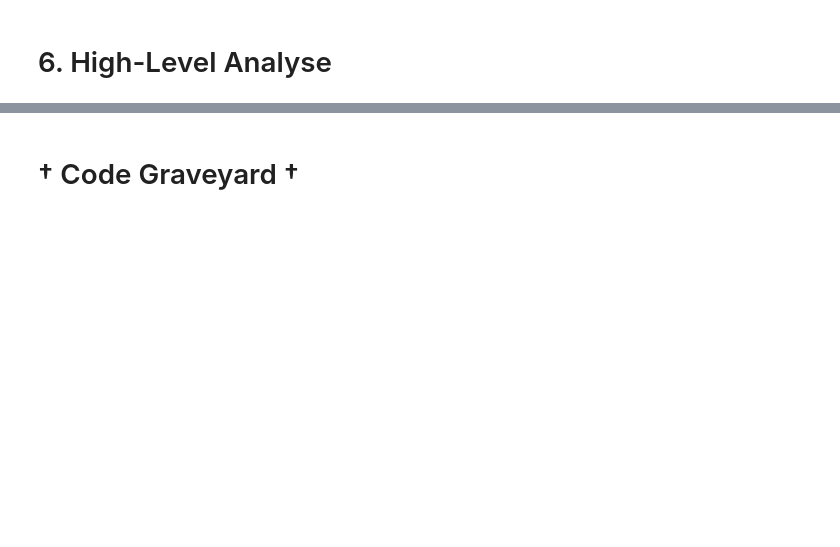
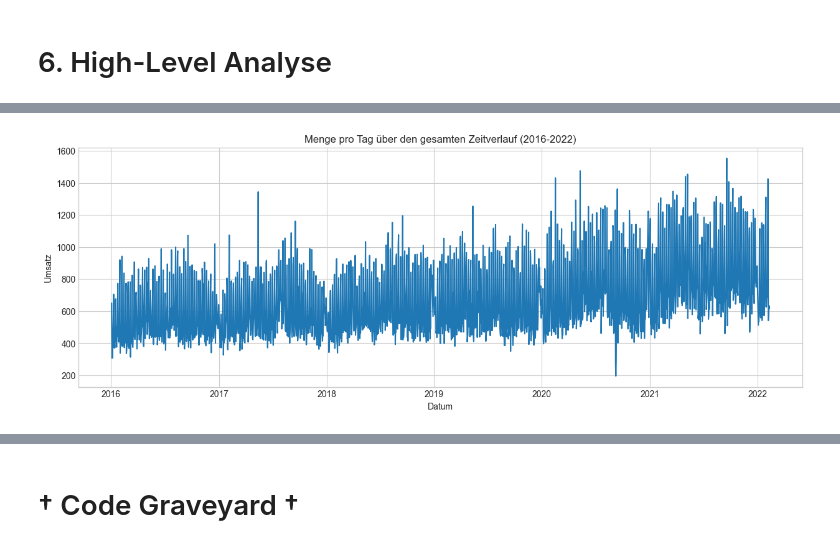
Before and after one commit to mrtz-wssl/KI_in_KMU, a Jupyter notebook: KI_in_KMU_Main.ipynb, the cells around one changed output, grey strips where cells are left out. Saved outputs shown, nothing was run; the diff lists cells and outputs as text; code cells hidden in the pictures; blank space fills up the shorter version.

Commit message:
High-Level Analyse: Verlauf Umsatz & Menge

```diff
--- a/KI_in_KMU_Main.ipynb
+++ b/KI_in_KMU_Main.ipynb
@@ -519,0 +262,5 @@ Name: Datum, Length: 719185, dtype: int64
+# %%
+# Nun möchten wir die Menge pro Tag.
+
+data_2_menge = data.groupby(['Datum']).agg(Menge=('Menge',np.sum)).reset_index()
+data_2_menge
@@ -519,0 +281,11 @@ Name: Datum, Length: 719185, dtype: int64
+# %%
+# Visualisierung: Menge pro Tag
+
+plt.figure(figsize=(15,5))
+plt.plot(data_2_menge['Datum'], data_2_menge['Menge'])
+plt.xlabel('Datum')
+plt.ylabel('Umsatz')
+plt.title('Menge pro Tag über den gesamten Zeitverlauf (2016-2022)')
+plt.show()
+# %% [output]
+[figure, added]
```
Also changed, not shown: parts of 39 cells of this notebook.
